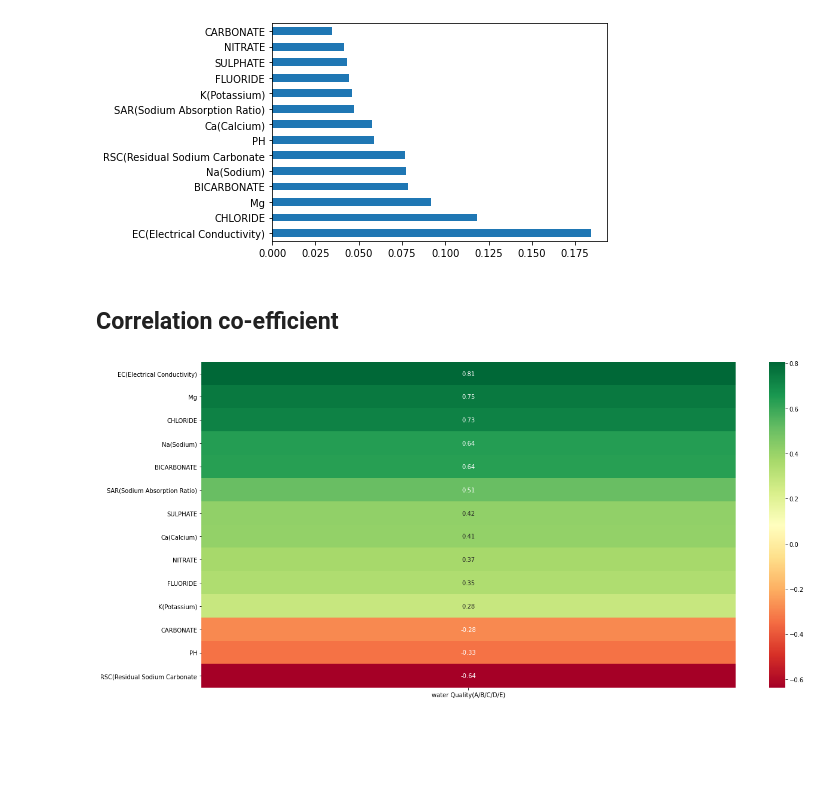
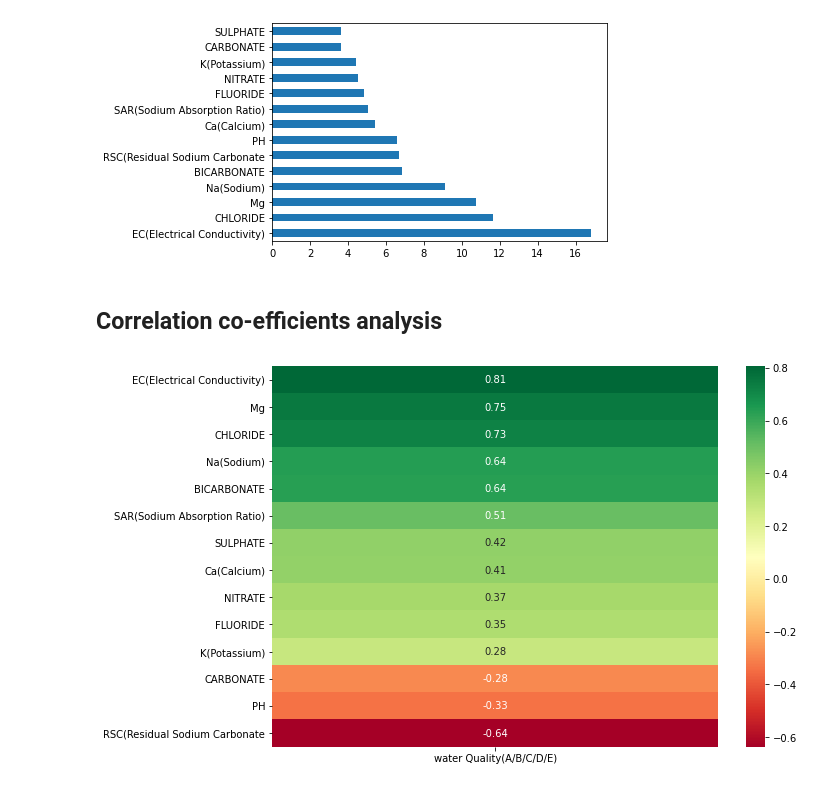
Before and after one commit to shashank68/water_quality_classifier, a Jupyter notebook: Featureselection/feature_selection.ipynb, the cells around one changed output. Cells and saved outputs as stored; diff of their text form; code cells hidden in the pictures; blank space fills up the shorter version.

```diff
--- a/Featureselection/feature_selection.ipynb
+++ b/Featureselection/feature_selection.ipynb
@@ -15,2 +41,4 @@ data.head()
 # %%
 target_column = 'water Quality(A/B/C/D/E)'
+data[target_column] = data[target_column].apply(lambda x: ord(x) - ord('A'))
+data.info()
@@ -19,3 +62,0 @@ data['RSC(Residual Sodium Carbonate'] = data['RSC(Residual Sodium Carbonate'] -
-# %%
-data['water Quality(A/B/C/D/E)'] = data['water Quality(A/B/C/D/E)'].apply(lambda x: ord(x) - ord('A'))
-data.head()
@@ -125,9 +181,9 @@ print(model.feature_importances_) #use inbuilt class feature_importances of tree
 # %%
-#plot graph of feature importances for better visualization
-feat_importances = pd.Series(model.feature_importances_, index=X.columns)
+# plot graph of feature importances for better visualization
+feat_importances = pd.Series(model.feature_importances_*100, index=X.columns)
 feat_importances.nlargest(14).plot(kind='barh')
 plt.show()
 # %% [output]
-[figure, old version]
+[figure, new version]
 # %% [markdown]
-## Correlation co-efficient
+## Correlation co-efficients analysis
@@ -137,6 +190,8 @@ import matplotlib.pyplot as pl
 # %%
-pl.figure(figsize=(20,10))
-#plot heat map
-g=sns.heatmap(data.corr()[[target_column]].sort_values(by=[target_column], ascending=False)[1:],annot=True,cmap="RdYlGn")
+# plot heat map of correlation
+import seaborn as sns
+plt.figure(figsize=(10,7))
+df = data.corr()[[target_column]].sort_values(by=[target_column], ascending=False)[1:]
+g = sns.heatmap(df ,annot=True,cmap="RdYlGn")
 # %% [output]
-[figure, old version]
+[figure, new version]
```
Also changed, not shown: parts of 26 cells of this notebook.
